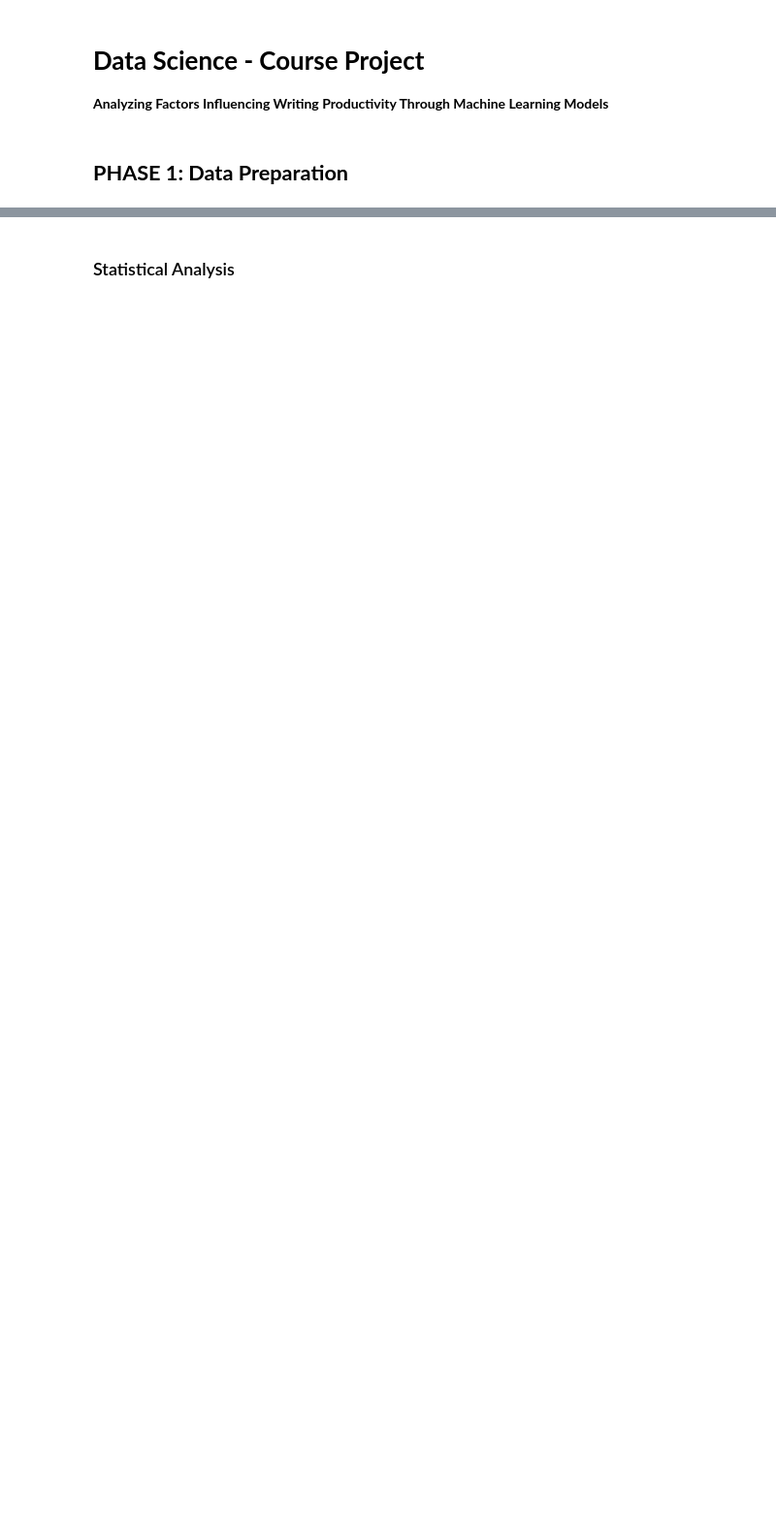
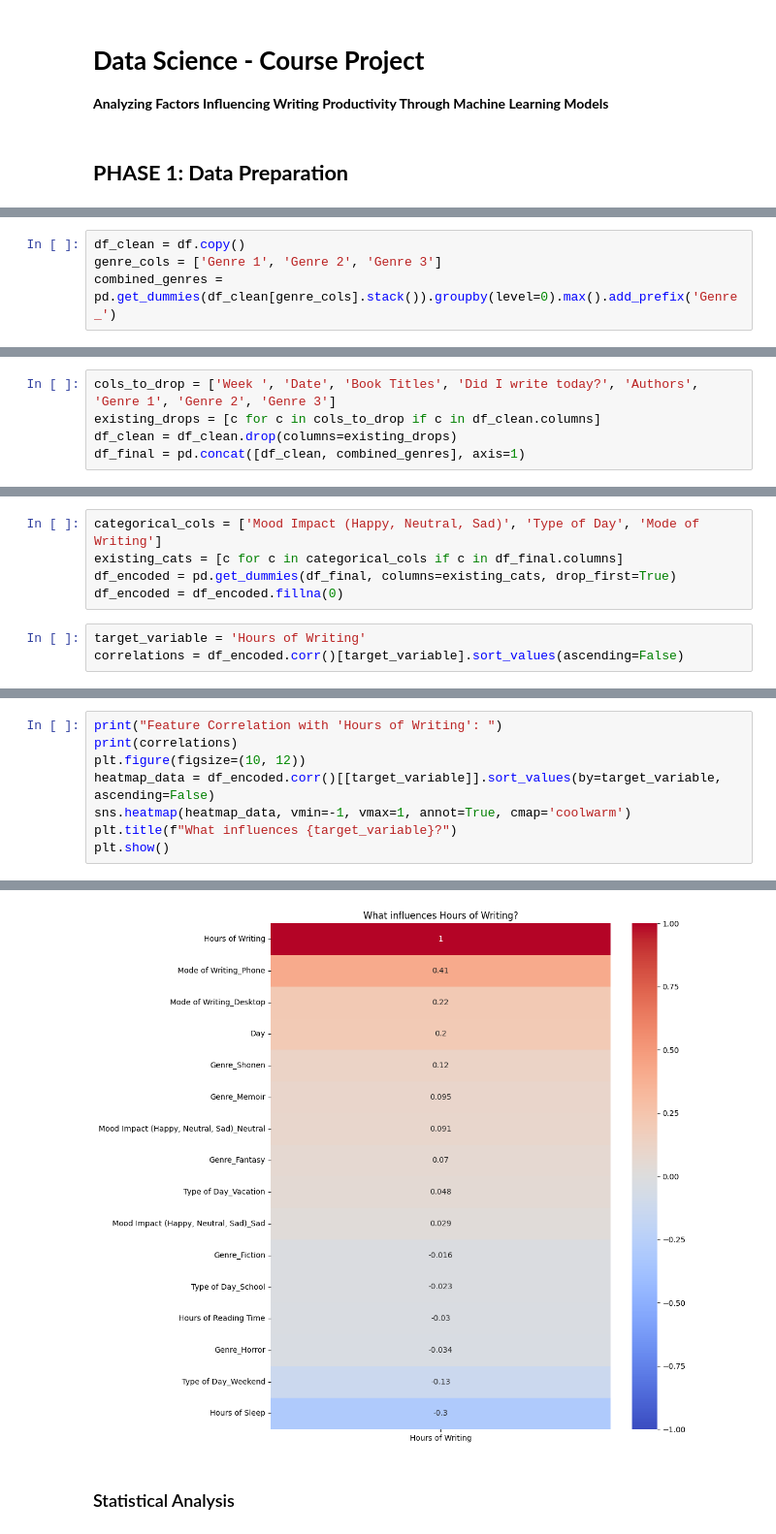
Before and after one commit to moridin04/Data-Science-Project, a Jupyter notebook: Data_Science_Project.ipynb, the cells around one changed output, grey strips where cells are left out. Shown at 97% size. Cells and saved outputs as stored; diff of their text form; blank space fills up the shorter version.

```diff
--- a/Data_Science_Project.ipynb
+++ b/Data_Science_Project.ipynb
@@ -90,0 +270,4 @@ Visualization Tools
+# %%
+df_clean = df.copy()
+genre_cols = ['Genre 1', 'Genre 2', 'Genre 3']
+combined_genres = pd.get_dummies(df_clean[genre_cols].stack()).groupby(level=0).max().add_prefix('Genre_')
@@ -90,0 +276,5 @@ Visualization Tools
+# %%
+cols_to_drop = ['Week ', 'Date', 'Book Titles', 'Did I write today?', 'Authors', 'Genre 1', 'Genre 2', 'Genre 3']
+existing_drops = [c for c in cols_to_drop if c in df_clean.columns]
+df_clean = df_clean.drop(columns=existing_drops)
+df_final = pd.concat([df_clean, combined_genres], axis=1)
@@ -90,0 +283,8 @@ Visualization Tools
+# %%
+categorical_cols = ['Mood Impact (Happy, Neutral, Sad)', 'Type of Day', 'Mode of Writing']
+existing_cats = [c for c in categorical_cols if c in df_final.columns]
+df_encoded = pd.get_dummies(df_final, columns=existing_cats, drop_first=True)
+df_encoded = df_encoded.fillna(0)
+# %%
+target_variable = 'Hours of Writing'
+correlations = df_encoded.corr()[target_variable].sort_values(ascending=False)
@@ -90,0 +293,9 @@ Visualization Tools
+# %%
+print("Feature Correlation with 'Hours of Writing': ")
+print(correlations)
+plt.figure(figsize=(10, 12))
+heatmap_data = df_encoded.corr()[[target_variable]].sort_values(by=target_variable, ascending=False)
+sns.heatmap(heatmap_data, vmin=-1, vmax=1, annot=True, cmap='coolwarm')
+plt.title(f"What influences {target_variable}?")
+plt.show()
+# %% [output]
@@ -91,2 +320,3 @@ Visualization Tools
+[figure, added]
 # %% [markdown]
 ### Statistical Analysis
```
Also changed, not shown: parts of 83 cells of this notebook.
